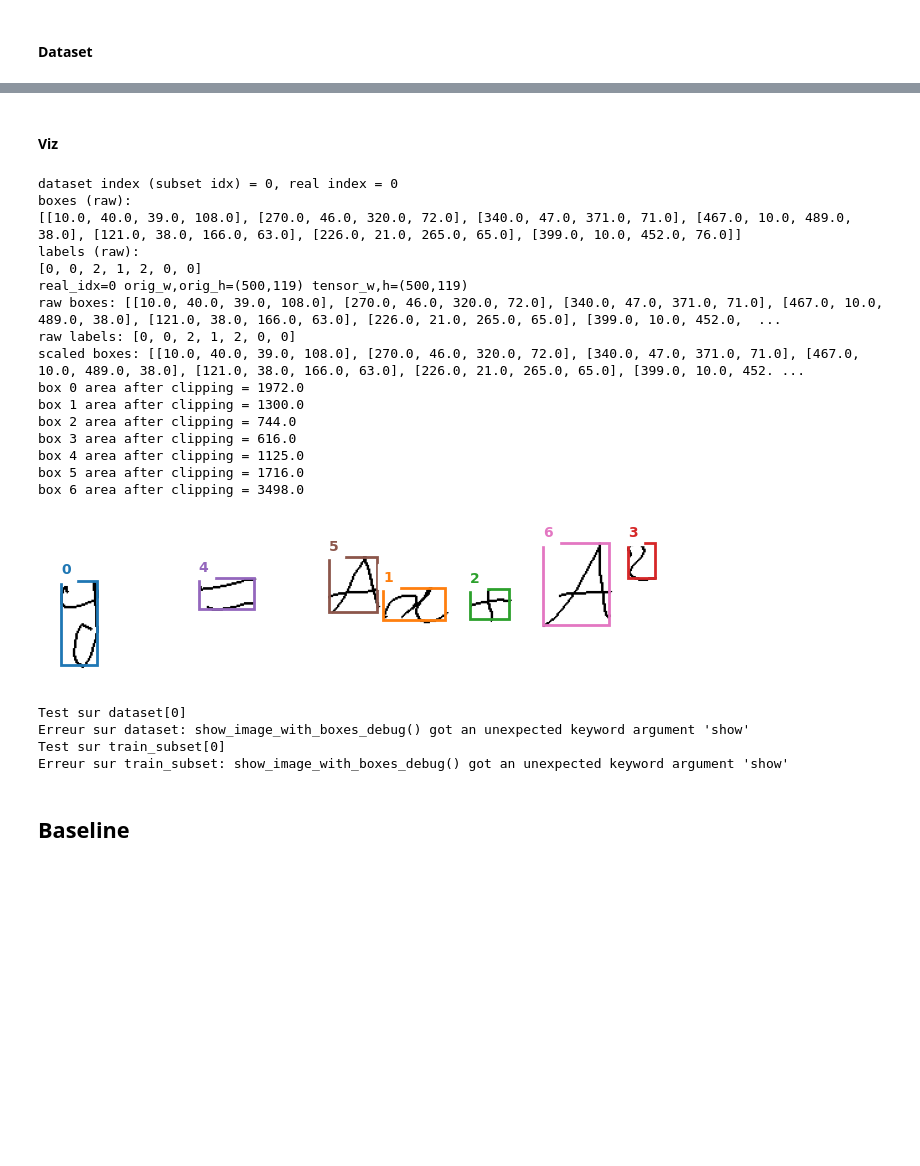
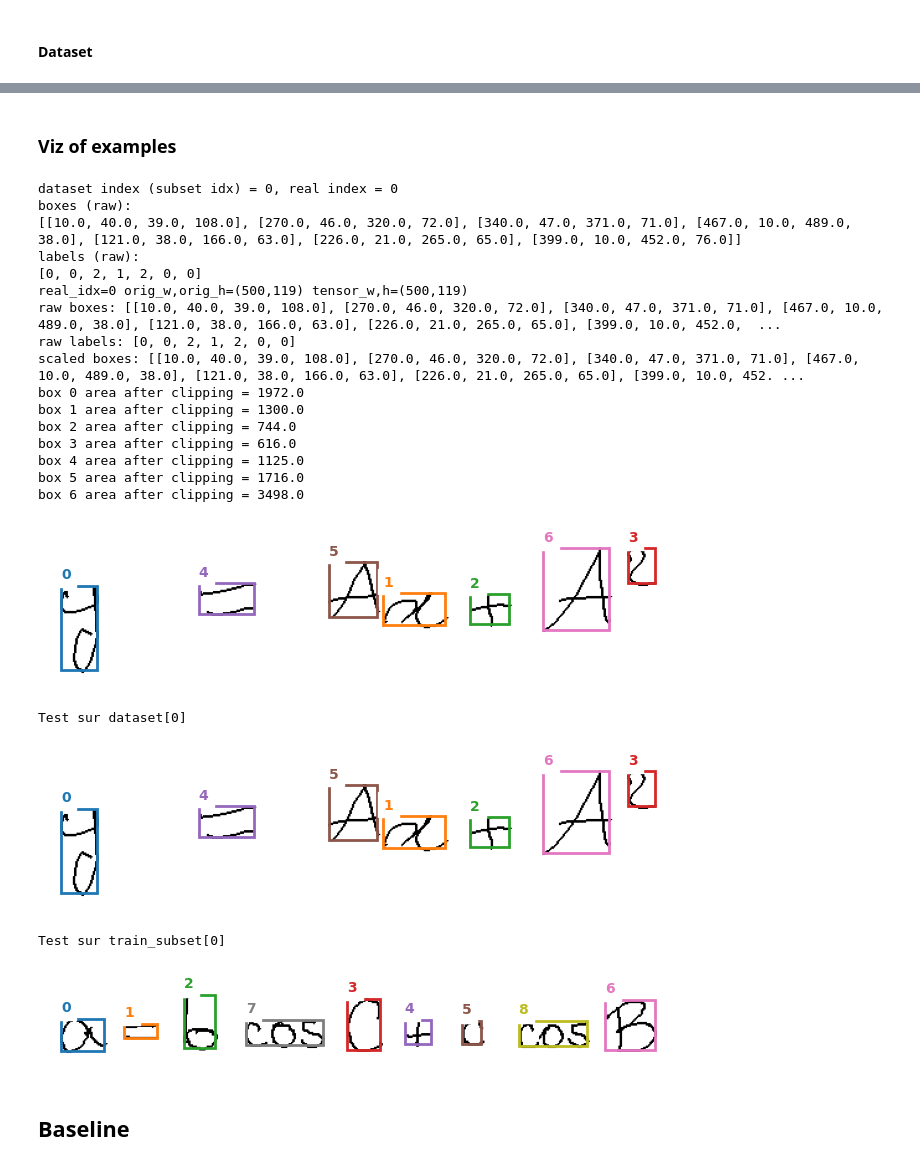
Before and after one commit to Raclax/DL_project_marie_clara, a Jupyter notebook: microtest.ipynb, the cells around one changed output, grey strips where cells are left out. Cells and saved outputs as stored; diff of their text form; code cells hidden in the pictures; blank space fills up the shorter version.

```diff
--- a/microtest.ipynb
+++ b/microtest.ipynb
@@ -213,12 +257,8 @@ val_loader = DataLoader(val_subset, batch_size=batch_size, shuffle=False, collat
 # %%
-# ...existing code...
 def show_raw_boxes(dataset, idx=None):
     """
     Affiche les bounding boxes "brutes" et les labels pour un sample (ou un index aléatoire).
-    Ne montre pas l'image, ne formate pas les boîtes — imprime juste les valeurs.
     """
-    import random
-    from torch.utils.data import Subset as TorchSubset
 
     if idx is None:
         # choisir un index aléatoire dans le dataset/subset
@@ -240,7 +280,7 @@ def show_raw_boxes(dataset, idx=None):
     boxes = target.get("boxes", None)
     labels = target.get("labels", None)
 
-    # Affichage "brut"
+    # Affichage
     print(f"dataset index (subset idx) = {idx}, real index = {real_idx}")
     print("boxes (raw):")
     if boxes is None:
@@ -268,7 +308,3 @@ def show_raw_boxes(dataset, idx=None):
             print(repr(labels))
 
     return boxes, labels
-
-# Exemple d'utilisation (décommentez pour tester):
-show_raw_boxes(dataset, 0)
-show_raw_boxes(train_subset)  # index aléatoire dans le subset
@@ -303,13 +311,6 @@ labels (raw):
 # %%
-import random
-from torch.utils.data import Subset as TorchSubset
-import matplotlib.pyplot as plt
-import numpy as np
-import torch
-
-def show_image_with_boxes_debug(dataset, idx: int):
+def show_image(dataset, idx: int, debug: bool=False):
     """Debug: print sizes, raw boxes and scaled boxes; draw all boxes with indices."""
-
 
     # handle Subset
     if isinstance(dataset, TorchSubset):
@@ -330,13 +331,16 @@ def show_image_with_boxes_debug(dataset, idx: int):
         orig_w, orig_h = pil.size
 
     _, h, w = sample_image.shape
-    print(f"real_idx={real_idx} orig_w,orig_h=({orig_w},{orig_h}) tensor_w,h=({w},{h})")
+    if debug:
+        print(f"real_idx={real_idx} orig_w,orig_h=({orig_w},{orig_h}) tensor_w,h=({w},{h})")
 
     boxes = target.get("boxes", torch.zeros((0,4)))
     labels = target.get("labels", None)
-    print("raw boxes:", boxes if not hasattr(boxes, "tolist") else boxes.tolist())
+    if debug:
+        print("raw boxes:", boxes if not hasattr(boxes, "tolist") else boxes.tolist())
     if labels is not None:
-        print("raw labels:", labels.tolist() if hasattr(labels, "tolist") else labels)
+        if debug:
+            print("raw labels:", labels.tolist() if hasattr(labels, "tolist") else labels)
 
     # Ensure tensor
     if isinstance(boxes, list):
@@ -348,7 +352,8 @@ def show_image_with_boxes_debug(dataset, idx: int):
         boxes_scaled[:, [0,2]] *= scale_x
         boxes_scaled[:, [1,3]] *= scale_y
 
-    print("scaled boxes:", boxes_scaled.tolist() if hasattr(boxes_scaled, "tolist") else boxes_scaled)
+    if debug:
+        print("scaled boxes:", boxes_scaled.tolist() if hasattr(boxes_scaled, "tolist") else boxes_scaled)
 
     # clip to image and report which boxes become invalid/empty
     boxes_clipped = boxes_scaled.clone()
@@ -358,8 +363,9 @@ def show_image_with_boxes_debug(dataset, idx: int):
         boxes_clipped[:, 1] = boxes_clipped[:, 1].clamp(min=0, max=h)
         boxes_clipped[:, 3] = boxes_clipped[:, 3].clamp(min=0, max=h)
         areas = (boxes_clipped[:,2]-boxes_clipped[:,0]).clamp(min=0) * (boxes_clipped[:,3]-boxes_clipped[:,1]).clamp(min=0)
-        for i, a in enumerate(areas.tolist()):
-            print(f"box {i} area after clipping = {a:.1f}")
+        if debug:
+            for i, a in enumerate(areas.tolist()):
+                print(f"box {i} area after clipping = {a:.1f}")
 
     # draw
     npimg = sample_image.numpy().transpose(1,2,0)
@@ -378,47 +446,44 @@ def show_image_with_boxes_debug(dataset, idx: int):
 # %% [markdown]
-#### Viz
+### Viz of examples
 # %%
 show_raw_boxes(dataset, 0)
-show_image_with_boxes_debug(dataset, 0)
+show_image(dataset, 0, debug=True)
 
-
-# ...existing code...
 # Cellule de test pour show_image_with_boxes
 try:
     print("Test sur dataset[0]")
-    show_image_with_boxes_debug(dataset, 0, show=True)
+    show_image(dataset, 0, debug=False)
 except Exception as e:
     print("Erreur sur dataset:", e)
 
 # Si vous utilisez un Subset (train_subset), tester aussi :
 try:
     print("Test sur train_subset[0]")
-    show_image_with_boxes_debug(train_subset, 0, show=True)
+    show_image(train_subset, 0, debug=False)
 except Exception as e:
     print("Erreur sur train_subset:", e)
-# ...existing code...
 # %% [output]
 dataset index (subset idx) = 0, real index = 0
 boxes (raw):
 [[10.0, 40.0, 39.0, 108.0], [270.0, 46.0, 320.0, 72.0], [340.0, 47.0, 371.0, 71.0], [467.0, 10.0, 489.0, 38.0], [121.0, 38.0, 166.0, 63.0], [226.0, 21.0, 265.0, 65.0], [399.0, 10.0, 452.0, 76.0]]
 labels (raw):
 [0, 0, 2, 1, 2, 0, 0]
 real_idx=0 orig_w,orig_h=(500,119) tensor_w,h=(500,119)
 raw boxes: [[10.0, 40.0, 39.0, 108.0], [270.0, 46.0, 320.0, 72.0], [340.0, 47.0, 371.0, 71.0], [467.0, 10.0, 489.0, 38.0], [121.0, 38.0, 166.0, 63.0], [226.0, 21.0, 265.0, 65.0], [399.0, 10.0, 452.0,  ...
 raw labels: [0, 0, 2, 1, 2, 0, 0]
 scaled boxes: [[10.0, 40.0, 39.0, 108.0], [270.0, 46.0, 320.0, 72.0], [340.0, 47.0, 371.0, 71.0], [467.0, 10.0, 489.0, 38.0], [121.0, 38.0, 166.0, 63.0], [226.0, 21.0, 265.0, 65.0], [399.0, 10.0, 452. ...
 box 0 area after clipping = 1972.0
 box 1 area after clipping = 1300.0
 box 2 area after clipping = 744.0
 box 3 area after clipping = 616.0
 box 4 area after clipping = 1125.0
 box 5 area after clipping = 1716.0
 box 6 area after clipping = 3498.0
 [figure]
 Test sur dataset[0]
-Erreur sur dataset: show_image_with_boxes_debug() got an unexpected keyword argument 'show'
-Test sur train_subset[0]
-Erreur sur train_subset: show_image_with_boxes_debug() got an unexpected keyword argument 'show'
+[figure, added]
+Test sur train_subset[0]
+[figure, added]
 # %% [markdown]
 ## Baseline
 # %% [markdown]
```
Also changed, not shown: parts of 20 cells of this notebook.
